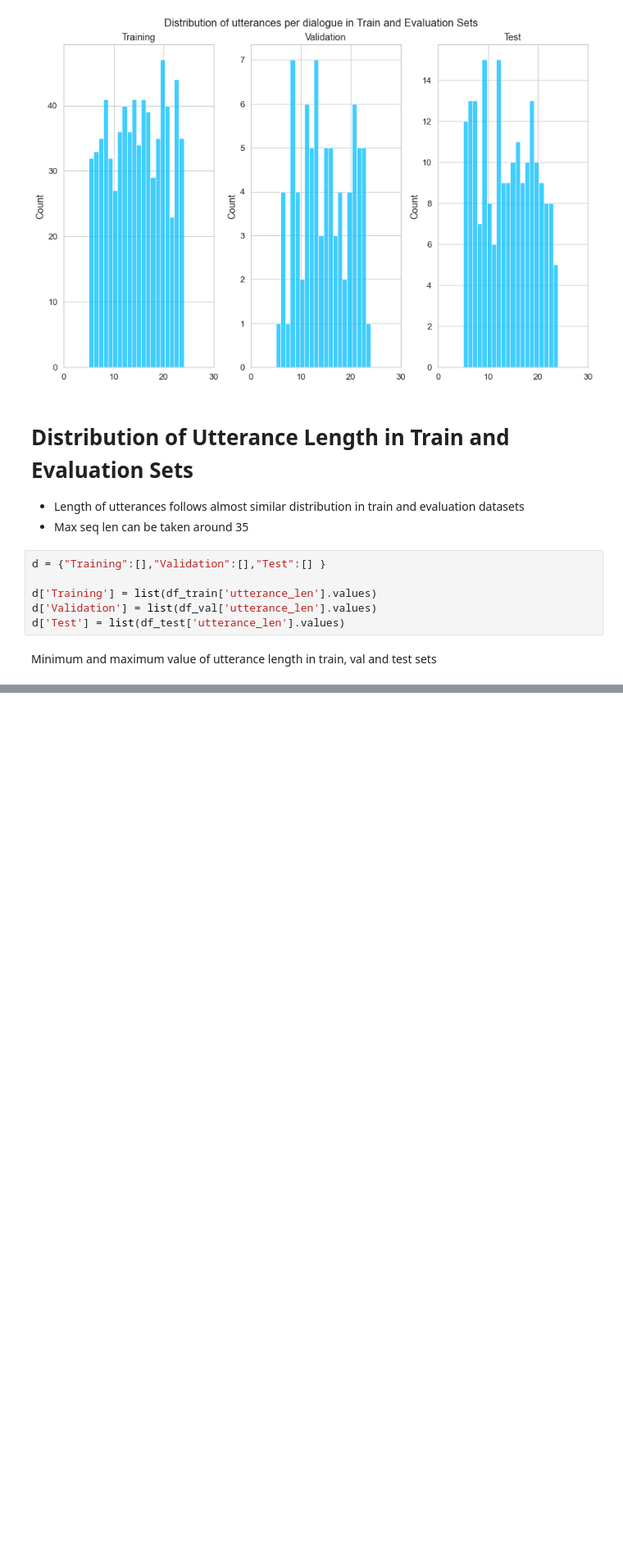
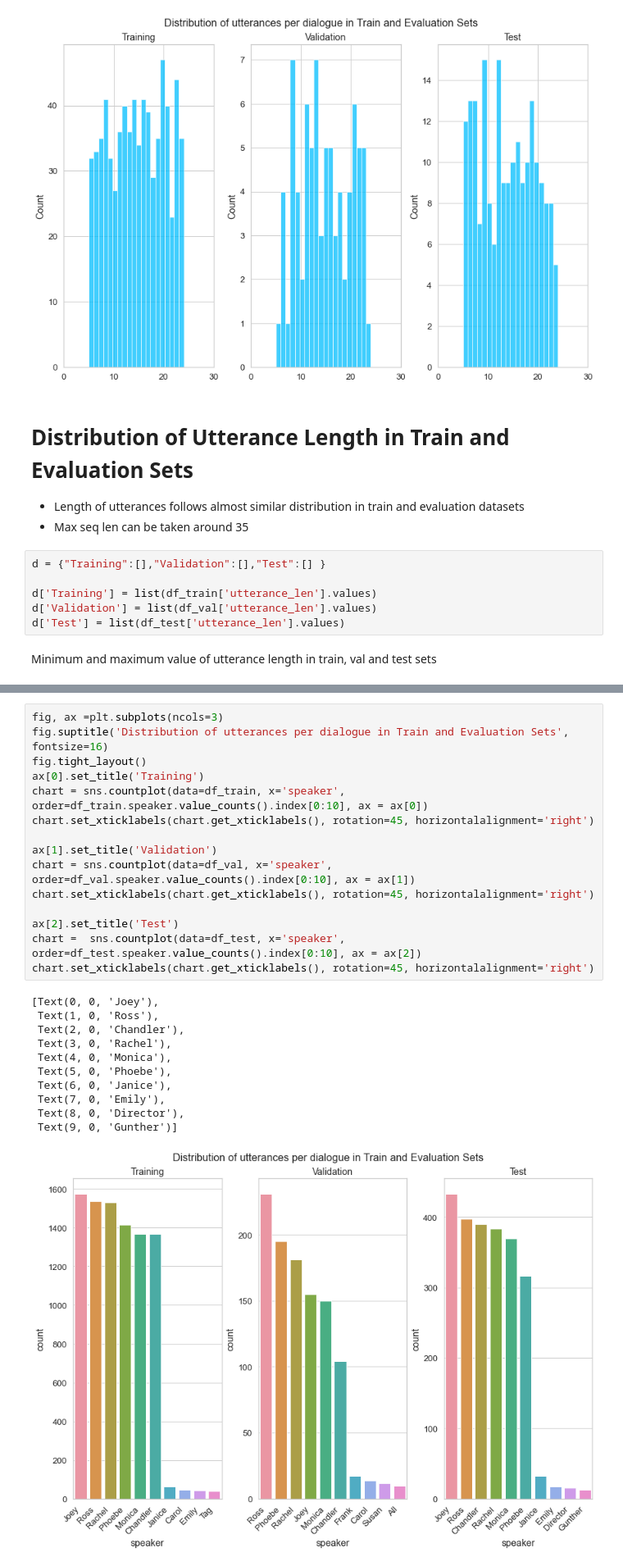
Before and after one commit to neeraj310/Master_Thesis_EA_In_ERC, a Jupyter notebook: playground/Friends.ipynb, the cells around one changed output, grey strips where cells are left out. Shown at 82% size. Saved outputs shown, nothing was run; the diff lists cells and outputs as text; blank space fills up the shorter version.

```diff
--- a/playground/Friends.ipynb
+++ b/playground/Friends.ipynb
@@ -625,0 +608,27 @@ VisualizeTransitionProb(df_train, emo_dict)
+# %%
+fig, ax =plt.subplots(ncols=3)
+fig.suptitle('Distribution of utterances per dialogue in Train and Evaluation Sets', fontsize=16)
+fig.tight_layout()
+ax[0].set_title('Training')
+chart = sns.countplot(data=df_train, x='speaker', order=df_train.speaker.value_counts().index[0:10], ax = ax[0])
+chart.set_xticklabels(chart.get_xticklabels(), rotation=45, horizontalalignment='right')
+
+ax[1].set_title('Validation')
+chart = sns.countplot(data=df_val, x='speaker', order=df_val.speaker.value_counts().index[0:10], ax = ax[1])
+chart.set_xticklabels(chart.get_xticklabels(), rotation=45, horizontalalignment='right')
+
+ax[2].set_title('Test')
+chart =  sns.countplot(data=df_test, x='speaker', order=df_test.speaker.value_counts().index[0:10], ax = ax[2])
+chart.set_xticklabels(chart.get_xticklabels(), rotation=45, horizontalalignment='right')
+# %% [output]
+[Text(0, 0, 'Joey'),
+ Text(1, 0, 'Ross'),
+ Text(2, 0, 'Chandler'),
+ Text(3, 0, 'Rachel'),
+ Text(4, 0, 'Monica'),
+ Text(5, 0, 'Phoebe'),
+ Text(6, 0, 'Janice'),
+ Text(7, 0, 'Emily'),
+ Text(8, 0, 'Director'),
+ Text(9, 0, 'Gunther')]
+[figure, added]
```
Also changed, not shown: parts of 119 cells of this notebook.
